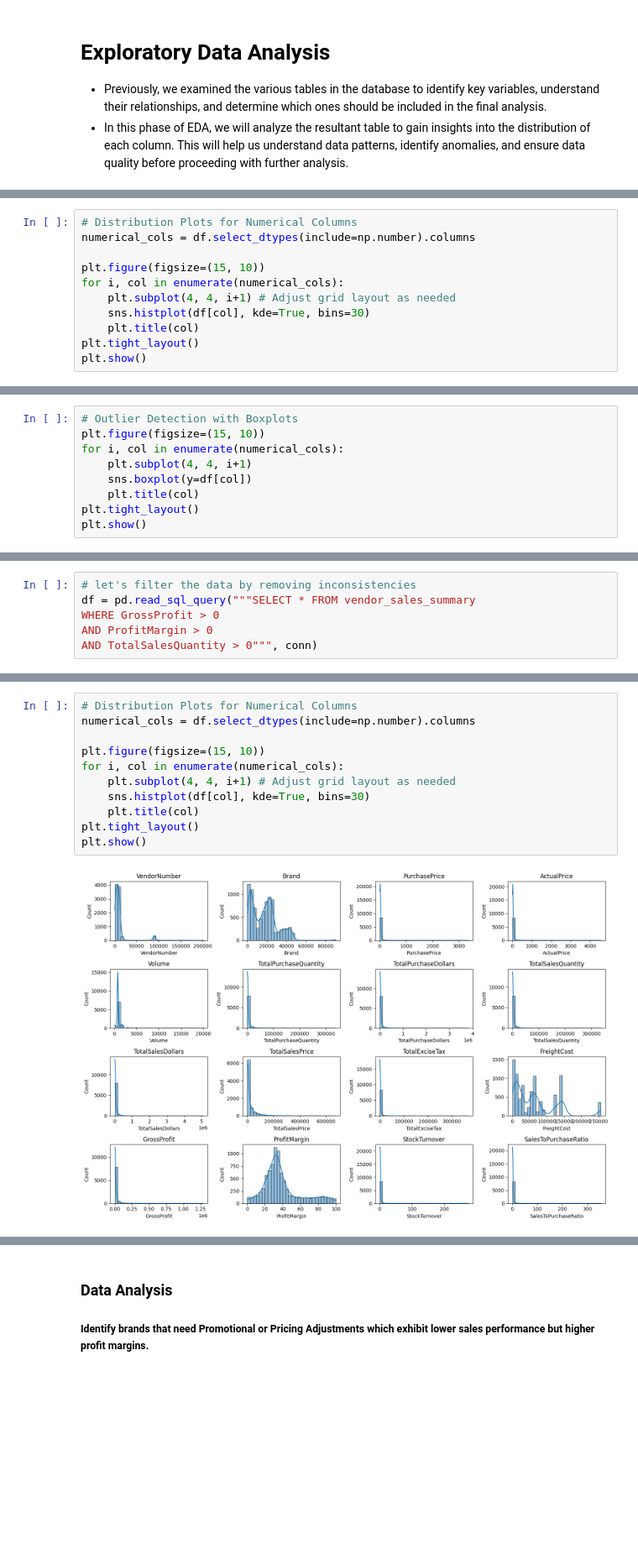
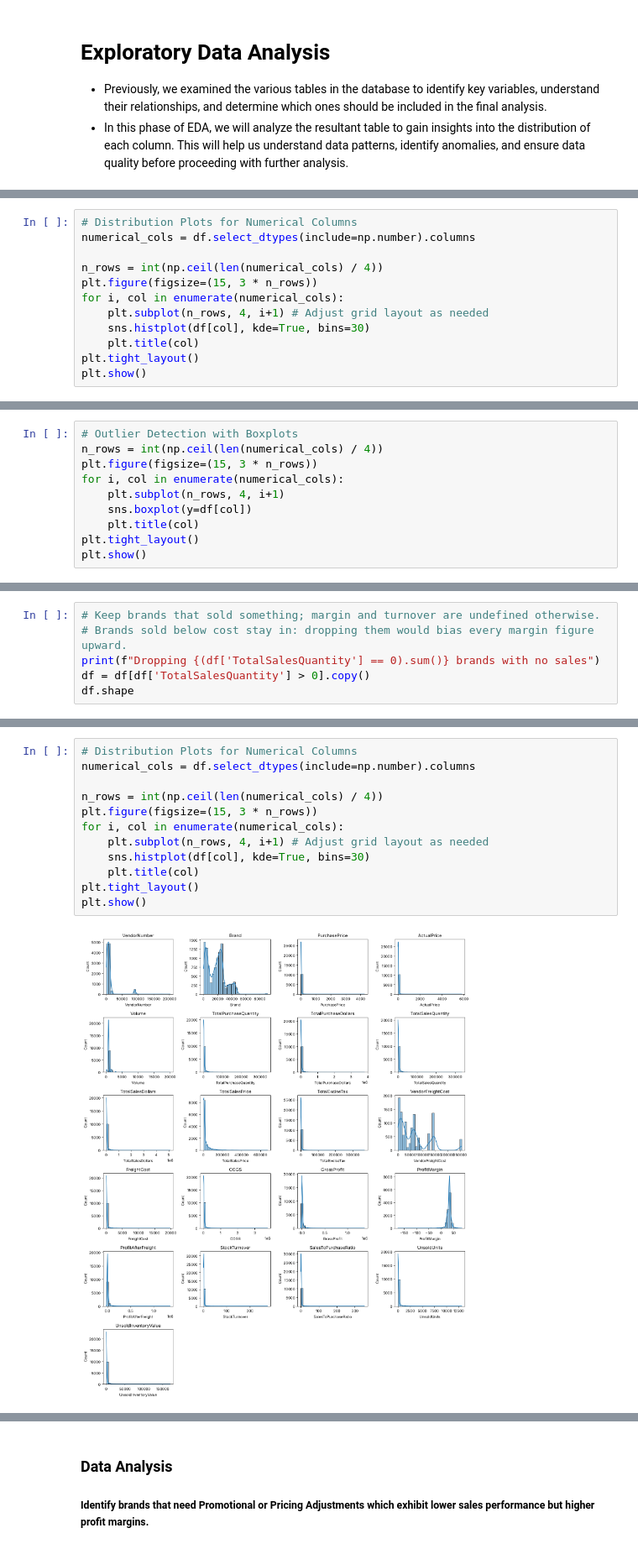
Before and after one commit to afeef-shaikh/Vendor-Performance-Analysis, a Jupyter notebook: Vendor Performance Analysis.ipynb, the cells around one changed output, grey strips where cells are left out. Shown at 84% size. Drawn from its saved outputs; the diff is of its cells as text; blank space fills up the shorter version.

```diff
--- a/Vendor Performance Analysis.ipynb
+++ b/Vendor Performance Analysis.ipynb
@@ -81,9 +63,10 @@ df.describe().T
 # Distribution Plots for Numerical Columns
 numerical_cols = df.select_dtypes(include=np.number).columns
 
-plt.figure(figsize=(15, 10))
+n_rows = int(np.ceil(len(numerical_cols) / 4))
+plt.figure(figsize=(15, 3 * n_rows))
 for i, col in enumerate(numerical_cols):
-    plt.subplot(4, 4, i+1) # Adjust grid layout as needed
+    plt.subplot(n_rows, 4, i+1) # Adjust grid layout as needed
     sns.histplot(df[col], kde=True, bins=30)
     plt.title(col)
 plt.tight_layout()
@@ -93,8 +76,9 @@ plt.show()
 # %%
 # Outlier Detection with Boxplots
-plt.figure(figsize=(15, 10))
+n_rows = int(np.ceil(len(numerical_cols) / 4))
+plt.figure(figsize=(15, 3 * n_rows))
 for i, col in enumerate(numerical_cols):
-    plt.subplot(4, 4, i+1)
+    plt.subplot(n_rows, 4, i+1)
     sns.boxplot(y=df[col])
     plt.title(col)
 plt.tight_layout()
@@ -118,6 +87,0 @@ plt.show()
-# %%
-# let's filter the data by removing inconsistencies
-df = pd.read_sql_query("""SELECT * FROM vendor_sales_summary
-WHERE GrossProfit > 0
-AND ProfitMargin > 0
-AND TotalSalesQuantity > 0""", conn)
@@ -139,0 +96,6 @@ df
+# %%
+# Keep brands that sold something; margin and turnover are undefined otherwise.
+# Brands sold below cost stay in: dropping them would bias every margin figure upward.
+print(f"Dropping {(df['TotalSalesQuantity'] == 0).sum()} brands with no sales")
+df = df[df['TotalSalesQuantity'] > 0].copy()
+df.shape
@@ -140,16 +105,17 @@ df
 # %%
 # Distribution Plots for Numerical Columns
 numerical_cols = df.select_dtypes(include=np.number).columns
 
-plt.figure(figsize=(15, 10))
+n_rows = int(np.ceil(len(numerical_cols) / 4))
+plt.figure(figsize=(15, 3 * n_rows))
 for i, col in enumerate(numerical_cols):
-    plt.subplot(4, 4, i+1) # Adjust grid layout as needed
+    plt.subplot(n_rows, 4, i+1) # Adjust grid layout as needed
     sns.histplot(df[col], kde=True, bins=30)
     plt.title(col)
 plt.tight_layout()
 plt.show()
 # %% [output]
-[figure, old version]
+[figure, new version]
 # %%
 # Count Plots for Categorical Columns
 categorical_cols = ["VendorName", "Description"]
```
Also changed, not shown: parts of 73 cells of this notebook, 8 other files.
